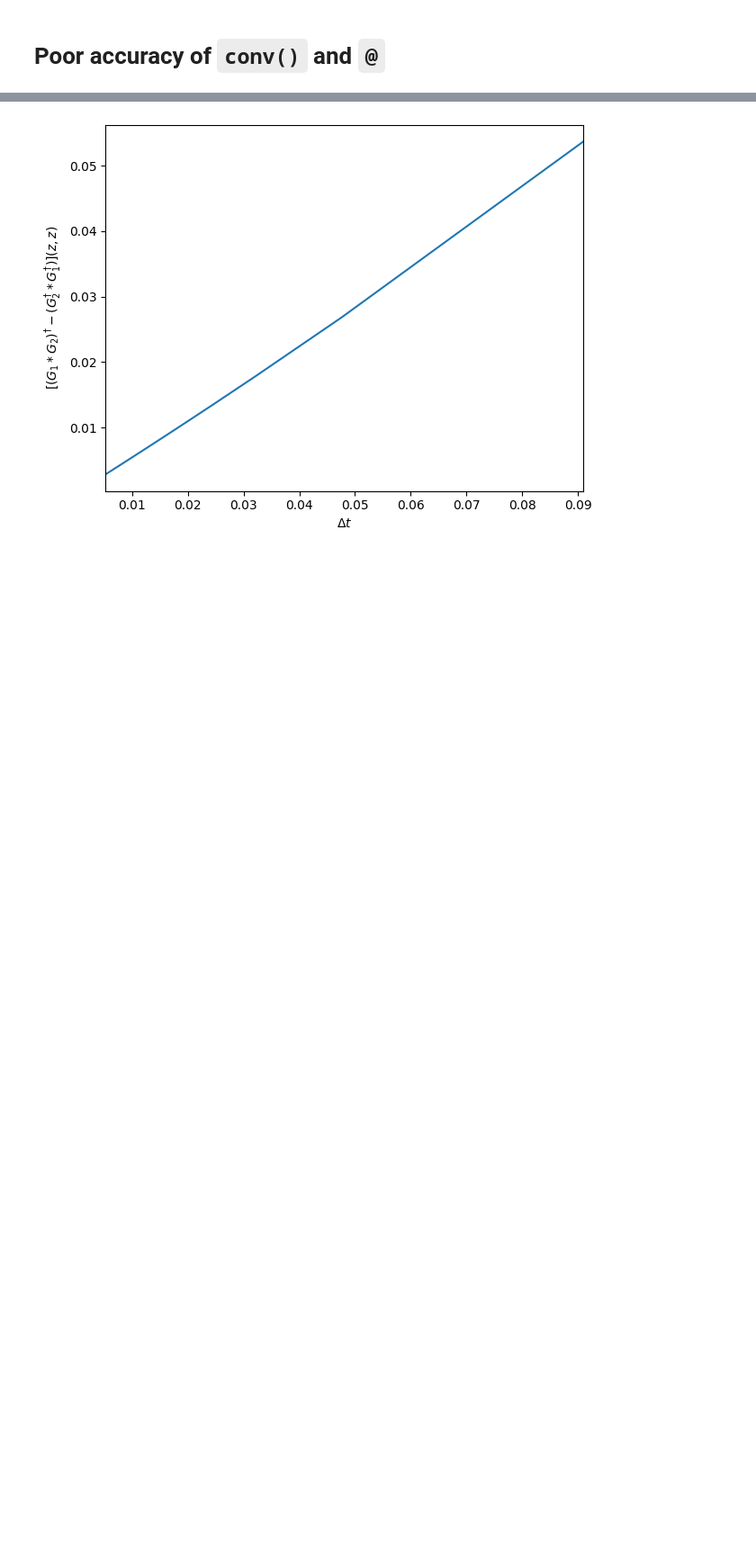
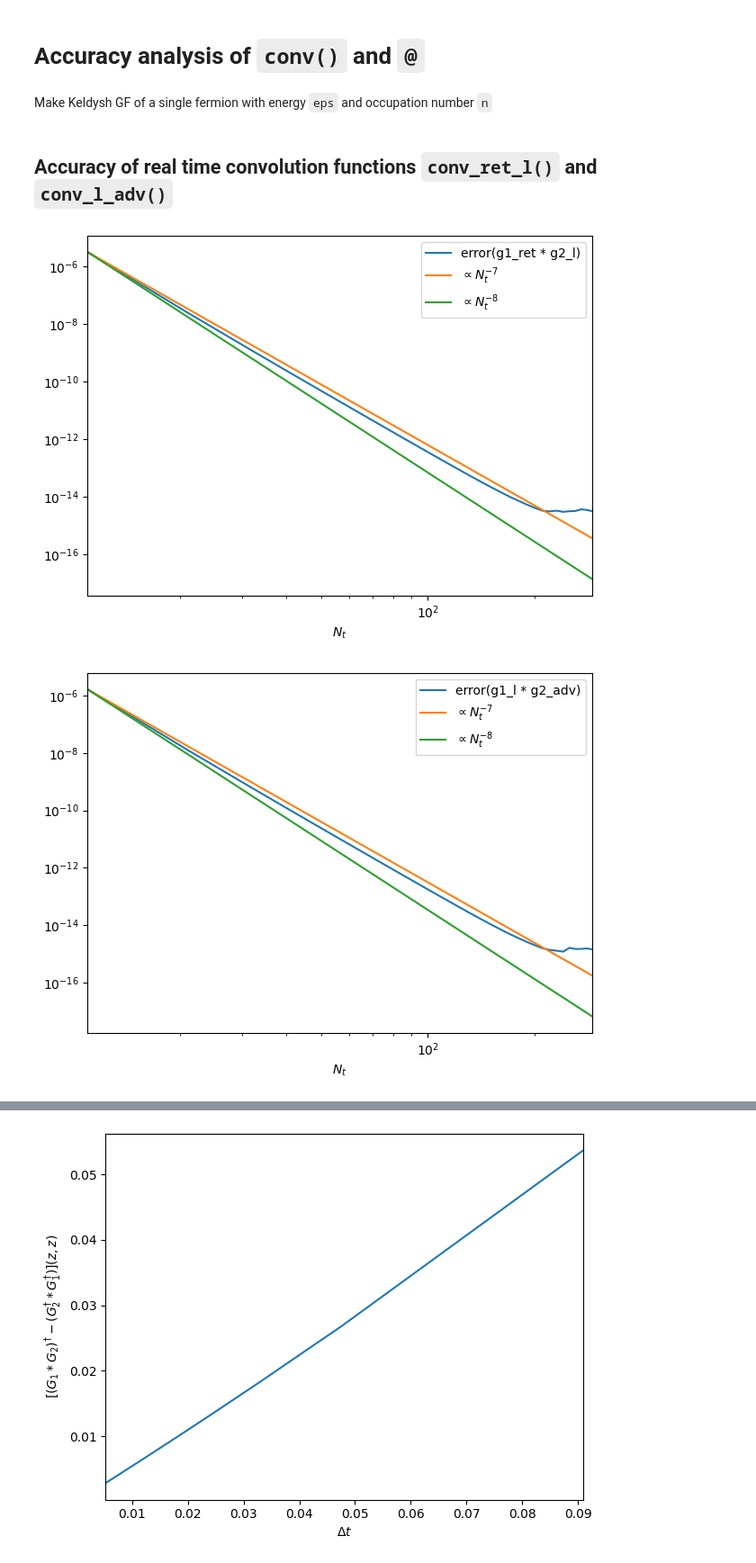
Before and after one commit to gugbeb/tddt_2, a Jupyter notebook: doc/conv-accuracy.ipynb, the cells around one changed output, grey strips where cells are left out. Shown at 90% size. Cells and saved outputs as stored; diff of their text form; code cells hidden in the pictures; blank space fills up the shorter version.

Commit message:
doc: Analyse accuracy of `conv_ret_l()` and `conv_l_adv()` in `conv-accuracy.ipynb`
New Jupyter notebook demonstrating poor accuracy of `conv()`

```diff
--- a/doc/conv-accuracy.ipynb
+++ b/doc/conv-accuracy.ipynb
@@ -1,5 +1,5 @@
 # %% [markdown]
-# Poor accuracy of `conv()` and `@`
+# Accuracy analysis of `conv()` and `@`
 # %%
 import numpy as np
 
@@ -9,13 +12,76 @@ from tddt.keldysh import KeldyshGF, from_lesser_greater, herm_conj, conv, Branch
+# %% [markdown]
+Make Keldysh GF of a single fermion with energy `eps` and occupation number `n`
 # %%
-# Make Keldysh GF of a single fermion with energy `eps` and occupation number `n`
 def make_g(eps, n, t_mesh):
     tt_mesh = MeshProduct(t_mesh, t_mesh)
 
-    g_l = Gf(mesh=tt_mesh, target_shape=(1, 1))
-    g_g = Gf(mesh=tt_mesh, target_shape=(1, 1))
+    g_l = Gf(mesh=tt_mesh, target_shape=())
+    g_g = Gf(mesh=tt_mesh, target_shape=())
 
     for t1, t2 in tt_mesh:
         g_g[t1, t2] = -1j * (1.0 - n) * np.exp(-1j * eps * (t1 - t2))
         g_l[t1, t2] = -1j * (-n) * np.exp(-1j * eps * (t1 - t2))
 
     return from_lesser_greater(g_l, g_g)
+# %% [markdown]
+## Accuracy of real time convolution functions `conv_ret_l()` and `conv_l_adv()`
+# %%
+t_max = 10.0
+N_t_range = range(11, 301, 10)
+
+n1 = 0.1
+n2 = 0.2
+eps1 = 1.2
+eps2 = 1.5
+
+g1_ret_g2_l_error_list = []
+g1_l_g2_adv_error_list = []
+
+for N_t in N_t_range:
+    t_mesh = MeshReTime(0.0, t_max, N_t)
+    tt_mesh = MeshProduct(t_mesh, t_mesh)
+
+    # Make G1 and G2
+    G1 = make_g(eps1, n1, t_mesh)
+    G2 = make_g(eps2, n2, t_mesh)
+
+    g1_l = lesser(G1)
+    g1_ret = retarded_ext(G1)
+    g2_l = lesser(G2)
+    g2_adv = advanced_ext(G2)
+
+    g1_ret_g2_l = conv_ret_l(g1_ret, g2_l)
+    g1_l_g2_adv = conv_l_adv(g1_l, g2_adv)
+
+    # Analytically computed reference values of the convolutions
+    g1_ret_g2_l_ref = Gf(mesh=tt_mesh, target_shape=())
+    g1_l_g2_adv_ref = Gf(mesh=tt_mesh, target_shape=())
+    for t1, t2 in tt_mesh:
+        g1_ret_g2_l_ref[t1, t2] = -1j * n2 / (eps1 - eps2) * (np.exp(-1j * eps2 * t1) - np.exp(-1j * eps1 * t1)) * np.exp(1j * eps2 * t2)
+        g1_l_g2_adv_ref[t1, t2] = 1j * n1 / (eps1 - eps2) * np.exp(-1j * eps1 * t1) * (np.exp(1j * eps1 * t2) - np.exp(1j * eps2 * t2))
+
+    t_last = list(t_mesh)[-1]
+    g1_ret_g2_l_error_list.append(np.max(np.abs((g1_ret_g2_l - g1_ret_g2_l_ref).data)))
+    g1_l_g2_adv_error_list.append(np.max(np.abs((g1_l_g2_adv - g1_l_g2_adv_ref).data)))
+
+N_t_list = np.array(N_t_range, dtype=float)
+
+plt.loglog(N_t_list, g1_ret_g2_l_error_list, label="error(g1_ret * g2_l)")
+plt.loglog(N_t_list, (g1_ret_g2_l_error_list[0] / (N_t_list[0] ** (-7))) * N_t_list ** (-7), label="$\propto N_t^{-7}$")
+plt.loglog(N_t_list, (g1_ret_g2_l_error_list[0] / (N_t_list[0] ** (-8))) * N_t_list ** (-8), label="$\propto N_t^{-8}$")
+plt.xlim(N_t_list[0], N_t_list[-1])
+plt.xlabel(r"$N_t$")
+plt.legend()
+plt.tight_layout()
+
+plt.figure()
+plt.loglog(N_t_list, g1_l_g2_adv_error_list, label="error(g1_l * g2_adv)")
+plt.loglog(N_t_list, (g1_l_g2_adv_error_list[0] / (N_t_list[0] ** (-7))) * N_t_list ** (-7), label="$\propto N_t^{-7}$")
+plt.loglog(N_t_list, (g1_l_g2_adv_error_list[0] / (N_t_list[0] ** (-8))) * N_t_list ** (-8), label="$\propto N_t^{-8}$")
+plt.xlim(N_t_list[0], N_t_list[-1])
+plt.xlabel(r"$N_t$")
+plt.legend()
+plt.tight_layout()
+# %% [output]
+[figure, added]
+[figure, added]
```
Also changed, not shown: parts of 3 cells of this notebook.
